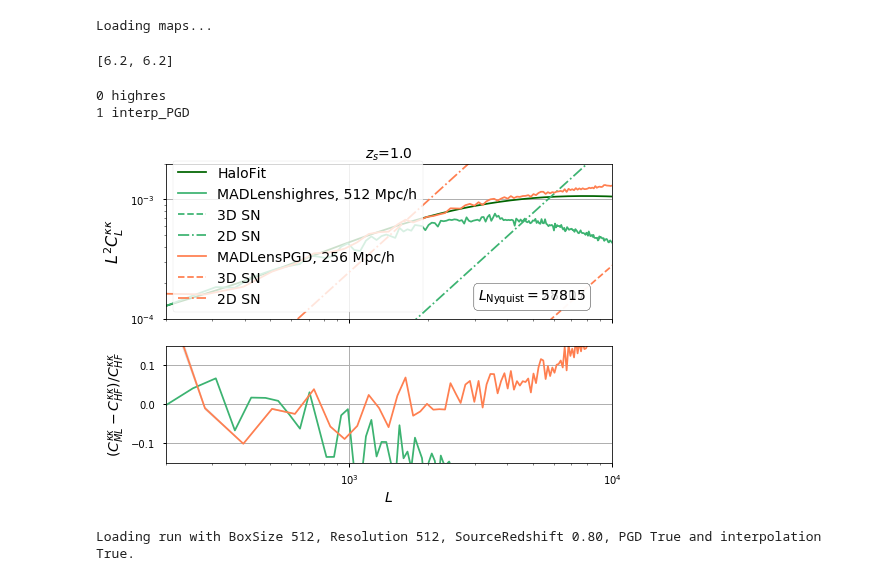
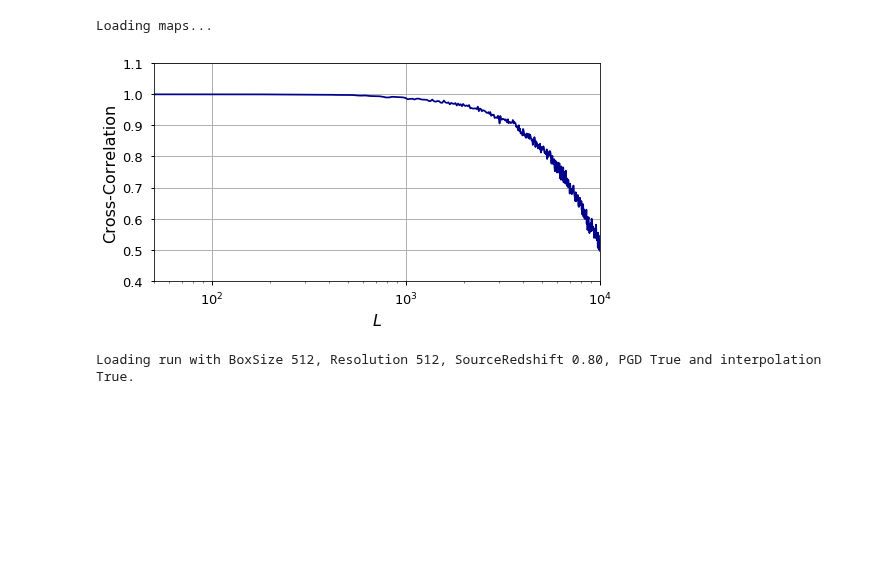
Before and after one commit to VMBoehm/MADLens, a Jupyter notebook: notebooks/PlotResults-publications.ipynb, the cells around one changed output. Saved outputs shown, nothing was run; the diff lists cells and outputs as text; code cells hidden in the pictures; blank space fills up the shorter version.

```diff
--- a/notebooks/PlotResults-publications.ipynb
+++ b/notebooks/PlotResults-publications.ipynb
@@ -377,7 +377,7 @@ plot(runs, boxsizes=[512, 512, 512], interps=['interp','interp','interp'], zss=[
 #     runs[str(int(run.params['BoxSize'][0]))]['no_interp'][str(run.params['zs_source'][0])]=run
 #plot(runs, boxsizes=[512], interps=['interp'], zss=[0.5], other=False,labels=[''], name='small_redshift', Ns=[30])
 # %%
-run = Run(githash='61ea385', label='transfer_test', rnum=0, local_path='../')
+run = Run(githash='32896b0', label='cross_test', rnum=0, local_path='../')
 # this function loads all available clkk (clkk for all source redhifts) and computes their theory counterparts
 # individual clkk can be loaded with get_measured_cls/get_theory_cls
 #run.fill_cl_dicts(downsample=False)
@@ -387,21 +387,25 @@ Loading run with BoxSize 512, Nmesh 1024, SourceRedshift 1.00, PGD False and int
 1 maps were produced in this run
 Loading maps...
 # %%
-comp_map = runs['256']['no_interp']['1.0'].get_map(1.,0)
+comp_map = runs['512']['interp']['1.0'].get_map(1.,0)
 # %% [output]
 Loading maps...
-# %%
-runs['256']['no_interp']['1.0'].params['BoxSize2D']
-# %% [output]
-[6.2, 6.2]
 # %%
-cross_power = FFTPower(first=map_highres,second=map_highres, mode='1d').power
+cross_power = FFTPower(first=map_highres,second=comp_map, mode='1d').power
-# %%
-plot(z1_runs, boxsizes=[512,256], interps=['highres','interp_PGD'], zss=[1.0,1.0], labels=[' highres', 'PGD'])
-# %% [output]
-0 highres
-1 interp_PGD
-[figure, removed]
+# %%
+power1 = FFTPower(first=comp_map,second=comp_map, mode='1d').power
+power2 = FFTPower(first=map_highres,second=map_highres, mode='1d').power
+# %%
+plt.figure(figsize=(8,4))
+plt.semilogx(cross_power['k'],abs(cross_power['power'])/abs(np.sqrt(power1['power']*power2['power'])),color='darkblue', label='BoxSize=512')
+plt.xlabel('$L$',fontsize=16)
+plt.ylabel('Cross-Correlation',fontsize=16)
+plt.xlim(50,1e4)
+plt.ylim(0.4,1.1)
+plt.grid()
+plt.show()
+# %% [output]
+[figure, added]
 # %%
 run = Run(githash='539f91c', label='transfer_test', rnum=0, local_path='../')
 # this function loads all available clkk (clkk for all source redhifts) and computes their theory counterparts
```
Also changed, not shown: parts of 1 cell of this notebook, 1 other file.
